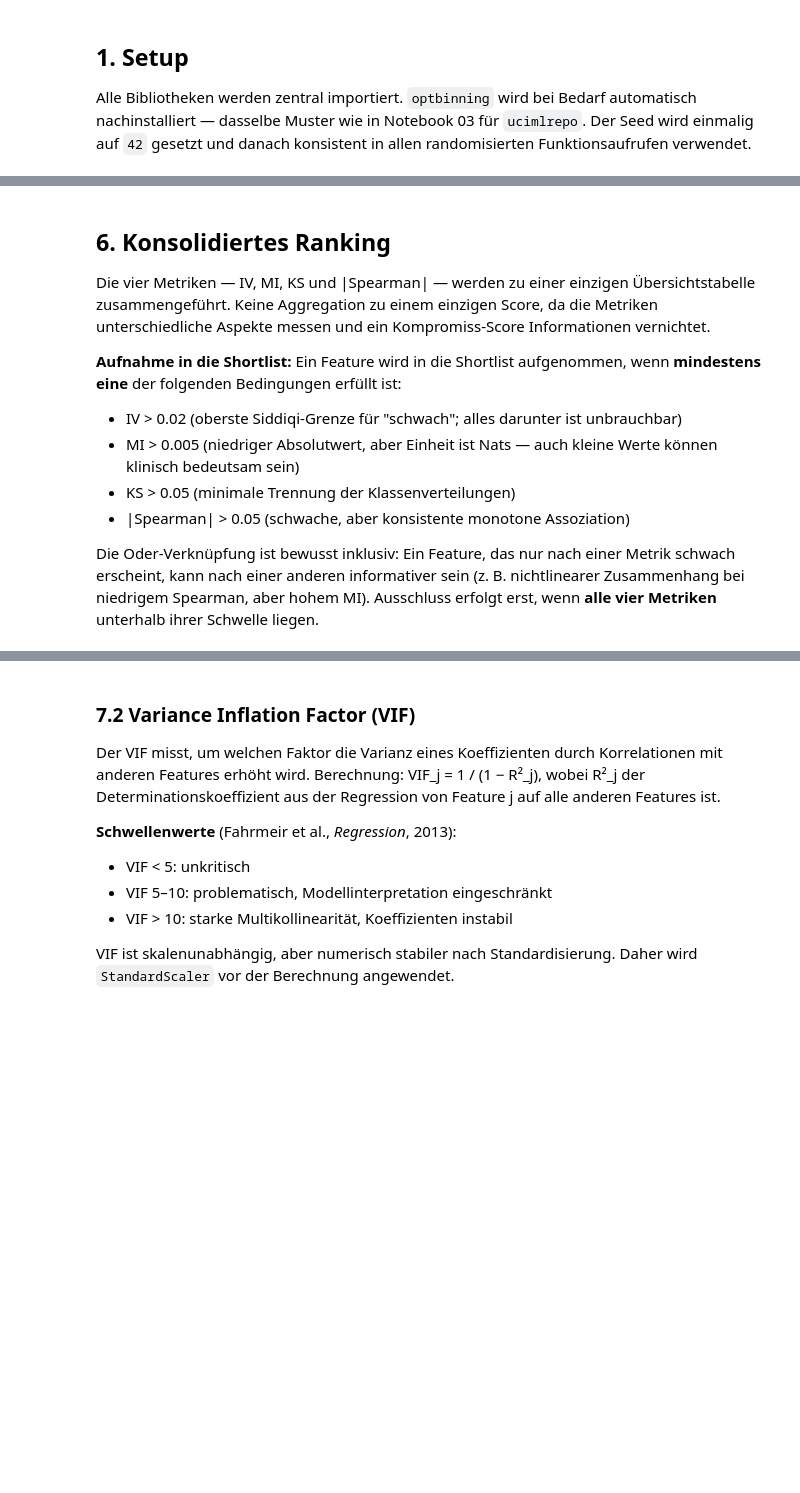
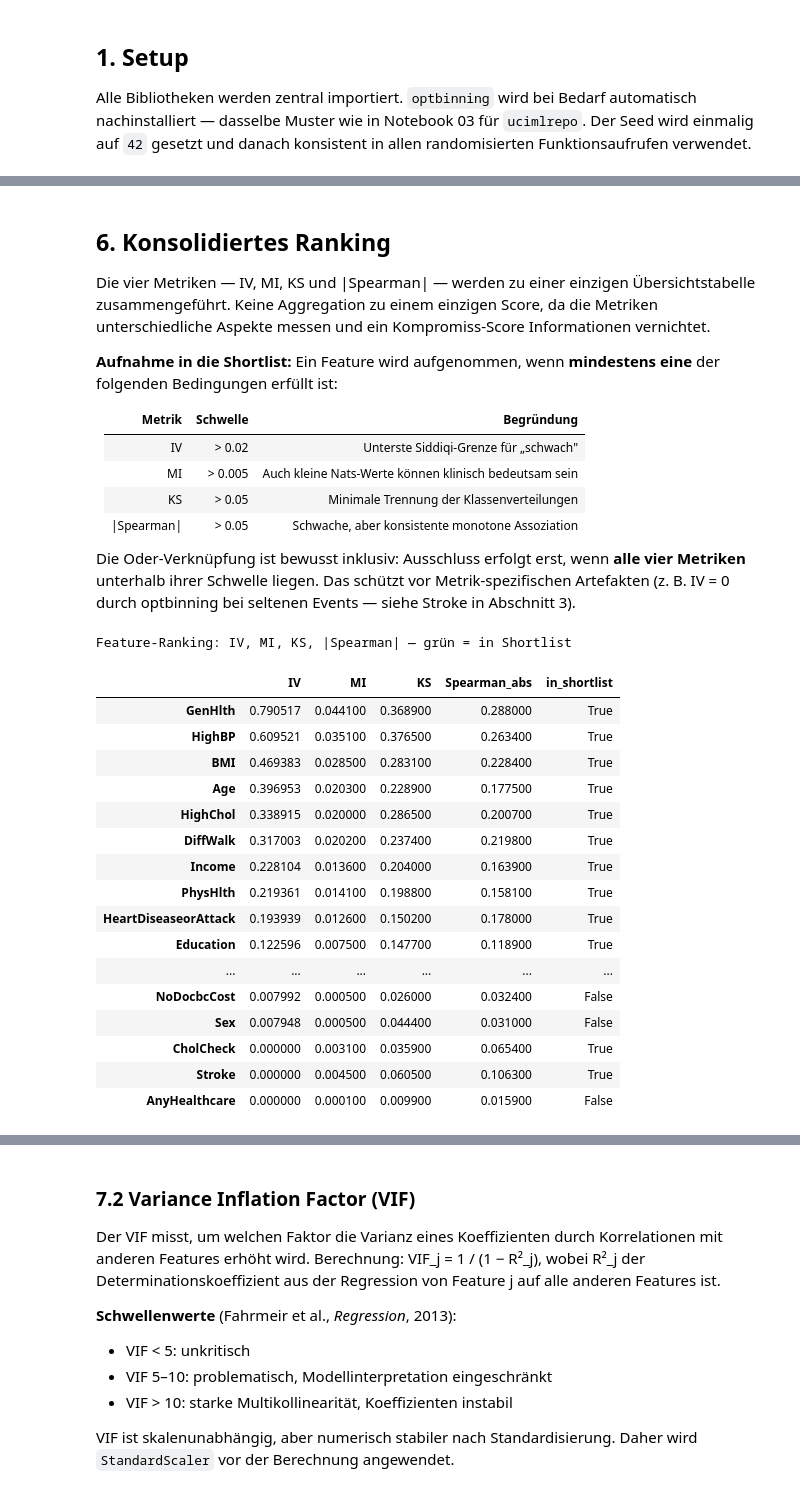
Before and after one commit to Hasher26/Diabetes-Prediction-Hasher, a Jupyter notebook: notebooks/04_feature_diagnostics.ipynb, the cells around one changed output, grey strips where cells are left out. Saved outputs shown, nothing was run; the diff lists cells and outputs as text; code cells hidden in the pictures; blank space fills up the shorter version.

```diff
--- a/notebooks/04_feature_diagnostics.ipynb
+++ b/notebooks/04_feature_diagnostics.ipynb
@@ -255,42 +416,62 @@ Die vier Metriken — IV, MI, KS und |Spearman| — werden zu einer einzigen
 da die Metriken unterschiedliche Aspekte messen und ein Kompromiss-Score
 Informationen vernichtet.
 
-**Aufnahme in die Shortlist:** Ein Feature wird in die Shortlist aufgenommen,
-wenn **mindestens eine** der folgenden Bedingungen erfüllt ist:
+**Aufnahme in die Shortlist:** Ein Feature wird aufgenommen, wenn
+**mindestens eine** der folgenden Bedingungen erfüllt ist:
 
-- IV > 0.02 (oberste Siddiqi-Grenze für "schwach"; alles darunter ist unbrauchbar)
-- MI > 0.005 (niedriger Absolutwert, aber Einheit ist Nats — auch kleine Werte
-  können klinisch bedeutsam sein)
-- KS > 0.05 (minimale Trennung der Klassenverteilungen)
-- |Spearman| > 0.05 (schwache, aber konsistente monotone Assoziation)
+| Metrik | Schwelle | Begründung |
+|---|---|---|
+| IV | > 0.02 | Unterste Siddiqi-Grenze für „schwach" |
+| MI | > 0.005 | Auch kleine Nats-Werte können klinisch bedeutsam sein |
+| KS | > 0.05 | Minimale Trennung der Klassenverteilungen |
+| \|Spearman\| | > 0.05 | Schwache, aber konsistente monotone Assoziation |
 
-Die Oder-Verknüpfung ist bewusst inklusiv: Ein Feature, das nur nach einer
-Metrik schwach erscheint, kann nach einer anderen informativer sein
-(z. B. nichtlinearer Zusammenhang bei niedrigem Spearman, aber hohem MI).
-Ausschluss erfolgt erst, wenn **alle vier Metriken** unterhalb ihrer Schwelle liegen.
+Die Oder-Verknüpfung ist bewusst inklusiv: Ausschluss erfolgt erst, wenn
+**alle vier Metriken** unterhalb ihrer Schwelle liegen. Das schützt vor
+Metrik-spezifischen Artefakten (z. B. IV = 0 durch optbinning bei seltenen
+Events — siehe Stroke in Abschnitt 3).
 # %%
 ranking = pd.DataFrame({
     'IV':           iv_series.reindex(ALL_FEATURES),
     'MI':           mi_series.reindex(ALL_FEATURES),
     'KS':           ks_series.reindex(ALL_FEATURES),
     'Spearman_abs': sp_series.abs().reindex(ALL_FEATURES),
 }).round(4)
 
 # Shortlist-Regel: mindestens eine Metrik über Schwellenwert
 ranking['in_shortlist'] = (
     (ranking['IV'] > 0.02) |
     (ranking['MI'] > 0.005) |
     (ranking['KS'] > 0.05) |
     (ranking['Spearman_abs'] > 0.05)
 )
 
 ranking = ranking.sort_values('IV', ascending=False)
 
 # Formatierte Ausgabe
 pd.set_option('display.float_format', '{:.4f}'.format)
 display(ranking.style
     .background_gradient(subset=['IV', 'MI', 'KS', 'Spearman_abs'], cmap='YlGn')
-    .applymap(lambda v: 'background-color: #d4edda' if v else 'background-color: #f8d7da',
+    .map(lambda v: 'background-color: #d4edda' if v else 'background-color: #f8d7da',
               subset=['in_shortlist'])
     .set_caption('Feature-Ranking: IV, MI, KS, |Spearman| — grün = in Shortlist')
 )
+# %% [output]
+Feature-Ranking: IV, MI, KS, |Spearman| — grün = in Shortlist
+|  | IV | MI | KS | Spearman_abs | in_shortlist |
+| GenHlth | 0.790517 | 0.044100 | 0.368900 | 0.288000 | True |
+| HighBP | 0.609521 | 0.035100 | 0.376500 | 0.263400 | True |
+| BMI | 0.469383 | 0.028500 | 0.283100 | 0.228400 | True |
+| Age | 0.396953 | 0.020300 | 0.228900 | 0.177500 | True |
+| HighChol | 0.338915 | 0.020000 | 0.286500 | 0.200700 | True |
+| DiffWalk | 0.317003 | 0.020200 | 0.237400 | 0.219800 | True |
+| Income | 0.228104 | 0.013600 | 0.204000 | 0.163900 | True |
+| PhysHlth | 0.219361 | 0.014100 | 0.198800 | 0.158100 | True |
+| HeartDiseaseorAttack | 0.193939 | 0.012600 | 0.150200 | 0.178000 | True |
+| Education | 0.122596 | 0.007500 | 0.147700 | 0.118900 | True |
+| ... | ... | ... | ... | ... | ... |
+| NoDocbcCost | 0.007992 | 0.000500 | 0.026000 | 0.032400 | False |
+| Sex | 0.007948 | 0.000500 | 0.044400 | 0.031000 | False |
+| CholCheck | 0.000000 | 0.003100 | 0.035900 | 0.065400 | True |
+| Stroke | 0.000000 | 0.004500 | 0.060500 | 0.106300 | True |
+| AnyHealthcare | 0.000000 | 0.000100 | 0.009900 | 0.015900 | False |
```
Also changed, not shown: parts of 27 cells of this notebook, 4 other files.
